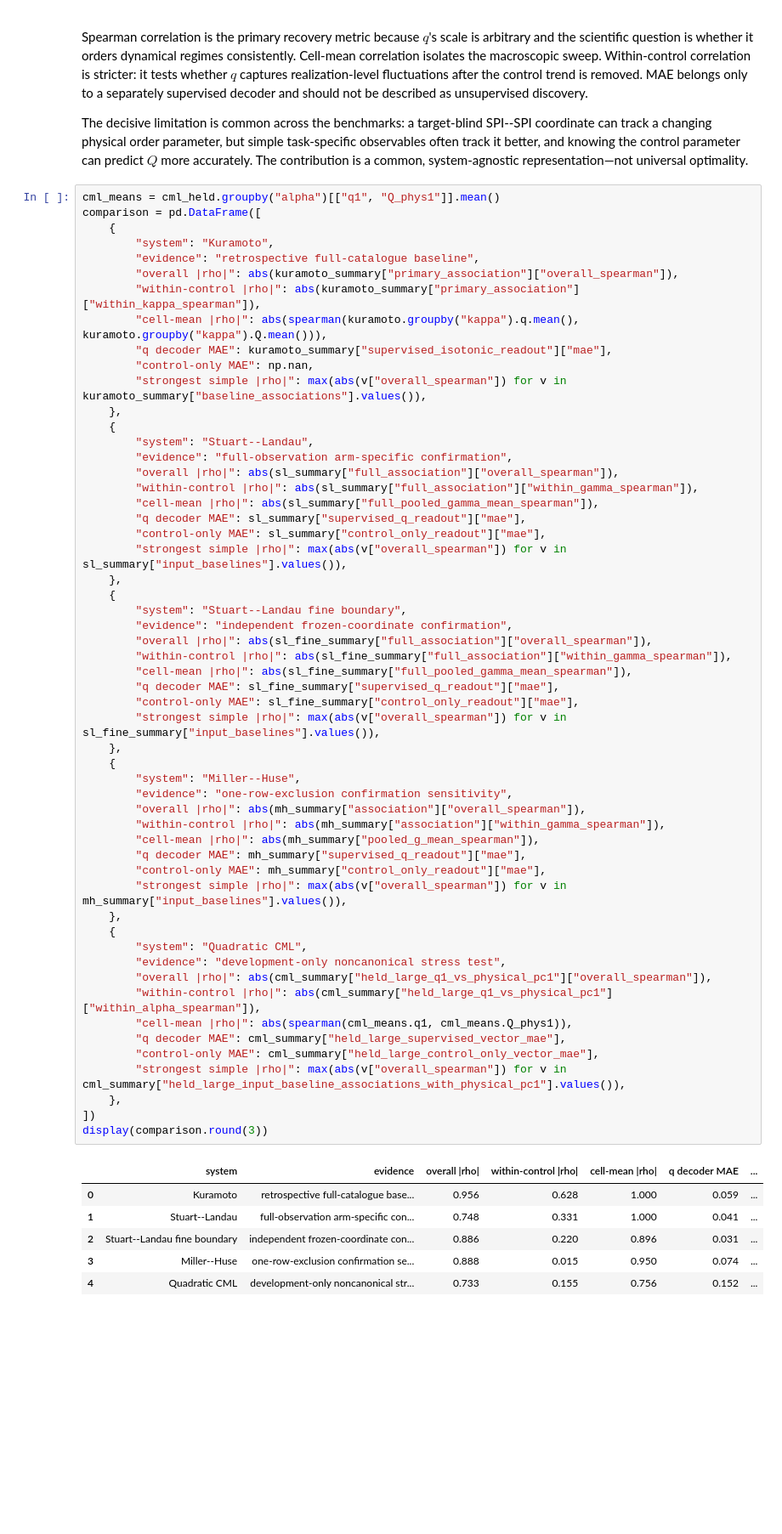
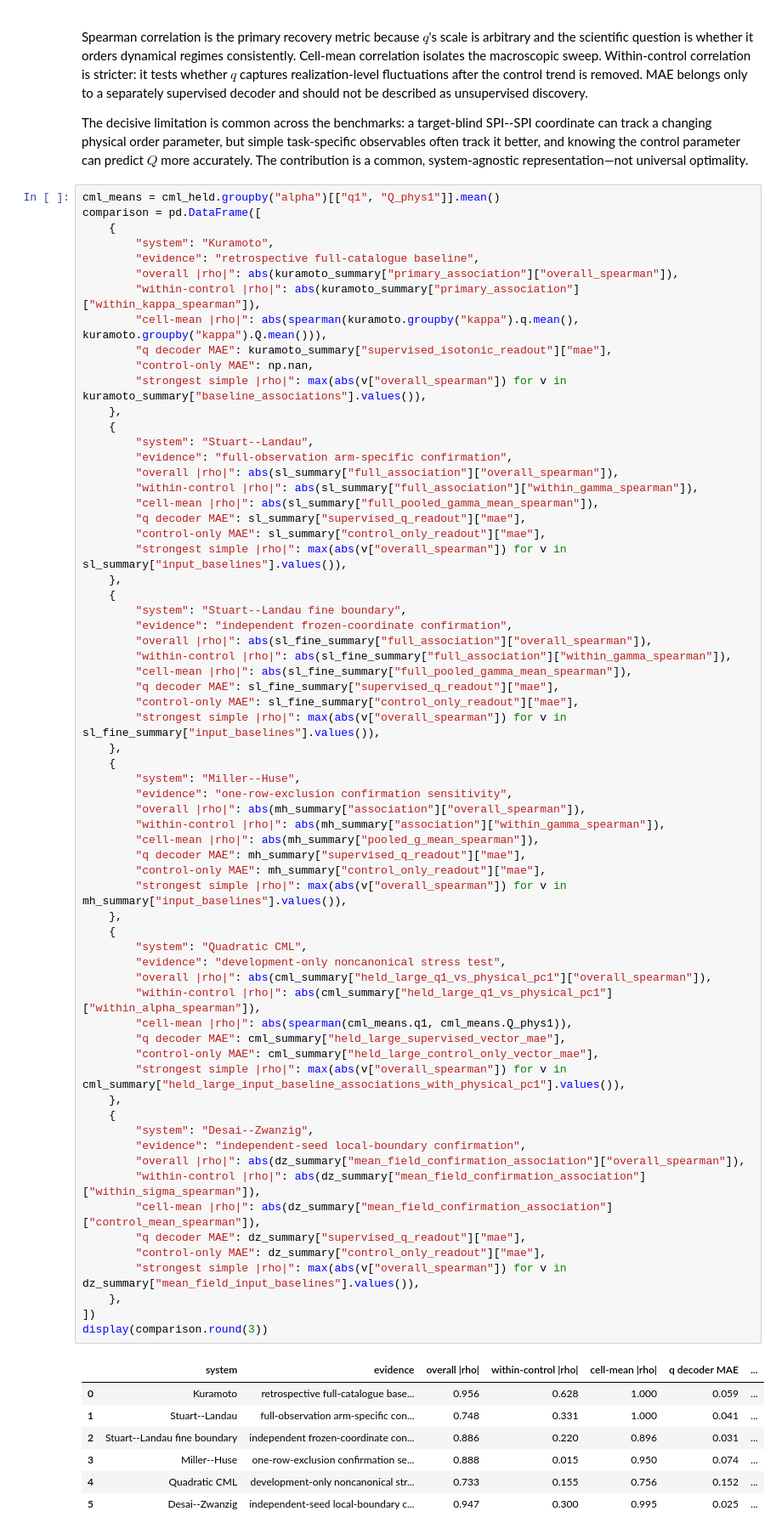
Before and after one commit to willedibam/mts-spi-study-cluster, a Jupyter notebook: notebooks/inference/order-parameter-benchmark-comparison.ipynb, the cells around one changed output. Shown at 85% size. Cells and saved outputs as stored; diff of their text form; blank space fills up the shorter version.

```diff
--- a/notebooks/inference/order-parameter-benchmark-comparison.ipynb
+++ b/notebooks/inference/order-parameter-benchmark-comparison.ipynb
@@ -592,30 +810,41 @@ comparison = pd.DataFrame([
     },
     {
         "system": "Miller--Huse",
         "evidence": "one-row-exclusion confirmation sensitivity",
         "overall |rho|": abs(mh_summary["association"]["overall_spearman"]),
         "within-control |rho|": abs(mh_summary["association"]["within_gamma_spearman"]),
         "cell-mean |rho|": abs(mh_summary["pooled_g_mean_spearman"]),
         "q decoder MAE": mh_summary["supervised_q_readout"]["mae"],
         "control-only MAE": mh_summary["control_only_readout"]["mae"],
         "strongest simple |rho|": max(abs(v["overall_spearman"]) for v in mh_summary["input_baselines"].values()),
     },
     {
         "system": "Quadratic CML",
         "evidence": "development-only noncanonical stress test",
         "overall |rho|": abs(cml_summary["held_large_q1_vs_physical_pc1"]["overall_spearman"]),
         "within-control |rho|": abs(cml_summary["held_large_q1_vs_physical_pc1"]["within_alpha_spearman"]),
         "cell-mean |rho|": abs(spearman(cml_means.q1, cml_means.Q_phys1)),
         "q decoder MAE": cml_summary["held_large_supervised_vector_mae"],
         "control-only MAE": cml_summary["held_large_control_only_vector_mae"],
         "strongest simple |rho|": max(abs(v["overall_spearman"]) for v in cml_summary["held_large_input_baseline_associations_with_physical_pc1"].values()),
     },
+    {
+        "system": "Desai--Zwanzig",
+        "evidence": "independent-seed local-boundary confirmation",
+        "overall |rho|": abs(dz_summary["mean_field_confirmation_association"]["overall_spearman"]),
+        "within-control |rho|": abs(dz_summary["mean_field_confirmation_association"]["within_sigma_spearman"]),
+        "cell-mean |rho|": abs(dz_summary["mean_field_confirmation_association"]["control_mean_spearman"]),
+        "q decoder MAE": dz_summary["supervised_q_readout"]["mae"],
+        "control-only MAE": dz_summary["control_only_readout"]["mae"],
+        "strongest simple |rho|": max(abs(v["overall_spearman"]) for v in dz_summary["mean_field_input_baselines"].values()),
+    },
 ])
 display(comparison.round(3))
 # %% [output]
 |  | system | evidence | overall |rho| | within-control |rho| | cell-mean |rho| | q decoder MAE | ... |
 | 0 | Kuramoto | retrospective full-catalogue base... | 0.956 | 0.628 | 1.000 | 0.059 | ... |
 | 1 | Stuart--Landau | full-observation arm-specific con... | 0.748 | 0.331 | 1.000 | 0.041 | ... |
 | 2 | Stuart--Landau fine boundary | independent frozen-coordinate con... | 0.886 | 0.220 | 0.896 | 0.031 | ... |
 | 3 | Miller--Huse | one-row-exclusion confirmation se... | 0.888 | 0.015 | 0.950 | 0.074 | ... |
 | 4 | Quadratic CML | development-only noncanonical str... | 0.733 | 0.155 | 0.756 | 0.152 | ... |
+| 5 | Desai--Zwanzig | independent-seed local-boundary c... | 0.947 | 0.300 | 0.995 | 0.025 | ... |
```
Also changed, not shown: parts of 10 cells of this notebook, 6 other files.
